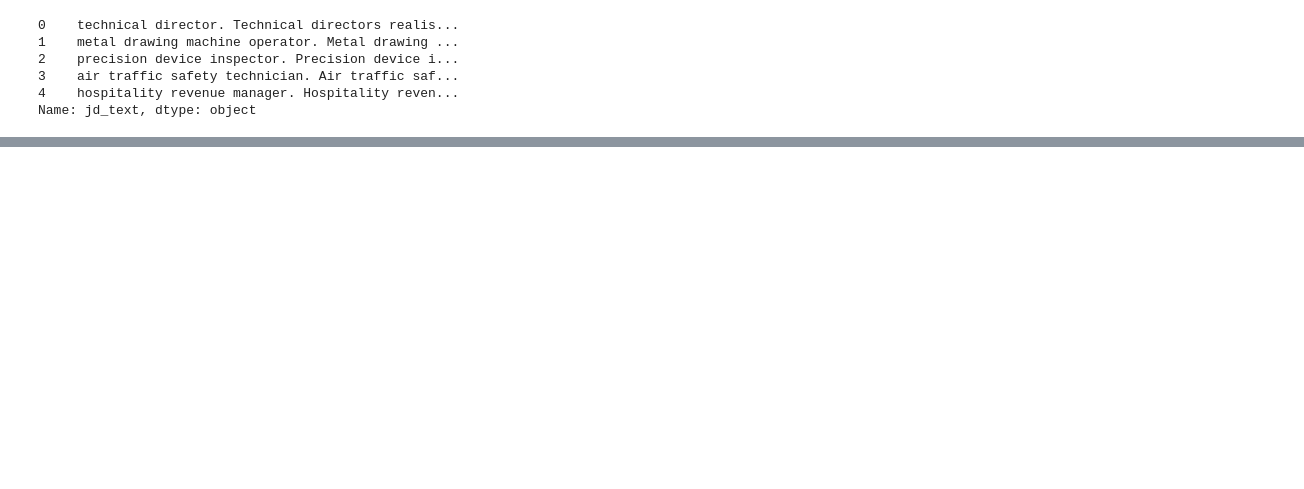
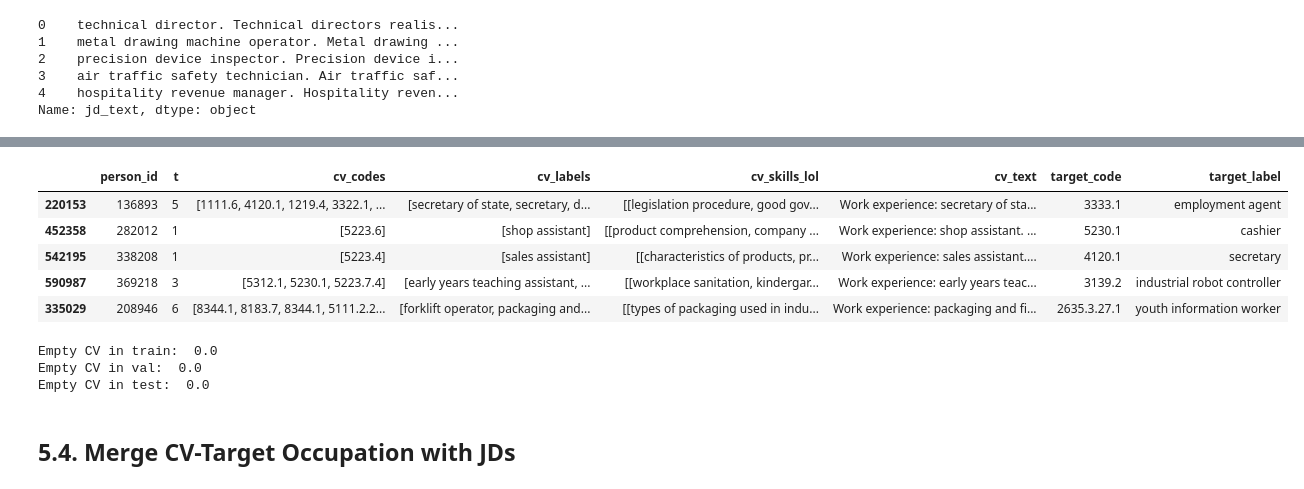
Before and after one commit to 20240693/Thesis-Career-Transitions, a Jupyter notebook: Notebooks/00_build_dataset_jobhop_esco.ipynb, the cells around one changed output, grey strips where cells are left out. Saved outputs shown, nothing was run; the diff lists cells and outputs as text; code cells hidden in the pictures; blank space fills up the shorter version.

```diff
--- a/Notebooks/00_build_dataset_jobhop_esco.ipynb
+++ b/Notebooks/00_build_dataset_jobhop_esco.ipynb
@@ -402,0 +913,36 @@ os.getcwd()
+# %%
+def _flatten_dedup(list_of_lists):
+    """Flatten list-of-lists and deduplicate while preserving order."""
+    seen = set()
+    out = []
+    for lst in list_of_lists:
+        if not isinstance(lst, list):
+            continue
+        for x in lst:
+            if x not in seen:
+                seen.add(x)
+                out.append(x)
+    return out
+# %%
+def history_to_cv_text(labels, skills_lol=None, max_roles=None, max_skills=None):
+    """
+    labels: list of occupation labels (history)
+    skills_lol: list-of-lists of skills aligned to labels (history)
+    max_roles: keep only last k roles (None = keep all)
+    max_skills: keep only first k skills after dedup (None = keep all)
+    """
+    if max_roles is not None:
+        labels = labels[-max_roles:]
+        if skills_lol is not None:
+            skills_lol = skills_lol[-max_roles:]
+
+    text = "Work experience: " + "; ".join(labels)
+
+    if skills_lol is not None:
+        skills = _flatten_dedup(skills_lol)
+        if max_skills is not None:
+            skills = skills[:max_skills]
+        if len(skills) > 0:
+            text += ". Skills: " + "; ".join(skills)
+
+    return text
@@ -402,0 +992,4 @@ os.getcwd()
+# %%
+train_pairs_pos = make_positive_pairs(train_timelines, max_history_roles=5, max_history_skills=40)
+val_pairs_pos = make_positive_pairs(val_timelines,   max_history_roles=5, max_history_skills=40)
+test_pairs_pos = make_positive_pairs(test_timelines,  max_history_roles=5, max_history_skills=40)
@@ -402,0 +1009,23 @@ os.getcwd()
+# %%
+train_pairs_pos.sample(5)
+# %% [output]
+|  | person_id | t | cv_codes | cv_labels | cv_skills_lol | cv_text | target_code | target_label |
+| 220153 | 136893 | 5 | [1111.6, 4120.1, 1219.4, 3322.1, ... | [secretary of state, secretary, d... | [[legislation procedure, good gov... | Work experience: secretary of sta... | 3333.1 | employment agent |
+| 452358 | 282012 | 1 | [5223.6] | [shop assistant] | [[product comprehension, company ... | Work experience: shop assistant. ... | 5230.1 | cashier |
+| 542195 | 338208 | 1 | [5223.4] | [sales assistant] | [[characteristics of products, pr... | Work experience: sales assistant.... | 4120.1 | secretary |
+| 590987 | 369218 | 3 | [5312.1, 5230.1, 5223.7.4] | [early years teaching assistant, ... | [[workplace sanitation, kindergar... | Work experience: early years teac... | 3139.2 | industrial robot controller |
+| 335029 | 208946 | 6 | [8344.1, 8183.7, 8344.1, 5111.2.2... | [forklift operator, packaging and... | [[types of packaging used in indu... | Work experience: packaging and fi... | 2635.3.27.1 | youth information worker |
+# %%
+print("Empty CV in train: ", (train_pairs_pos["cv_text"].str.len() == 0).mean())
+print("Empty CV in val: ", (val_pairs_pos["cv_text"].str.len() == 0).mean())
+print("Empty CV in test: ", (test_pairs_pos["cv_text"].str.len() == 0).mean())
+# %% [output]
+Empty CV in train:  0.0
+Empty CV in val:  0.0
+Empty CV in test:  0.0
+# %% [markdown]
+<a class="anchor" id="sub-section-5_4"></a>
+
+## 5.4. Merge CV-Target Occupation with JDs
+
+</a>
```
Also changed, not shown: parts of 102 cells of this notebook.
